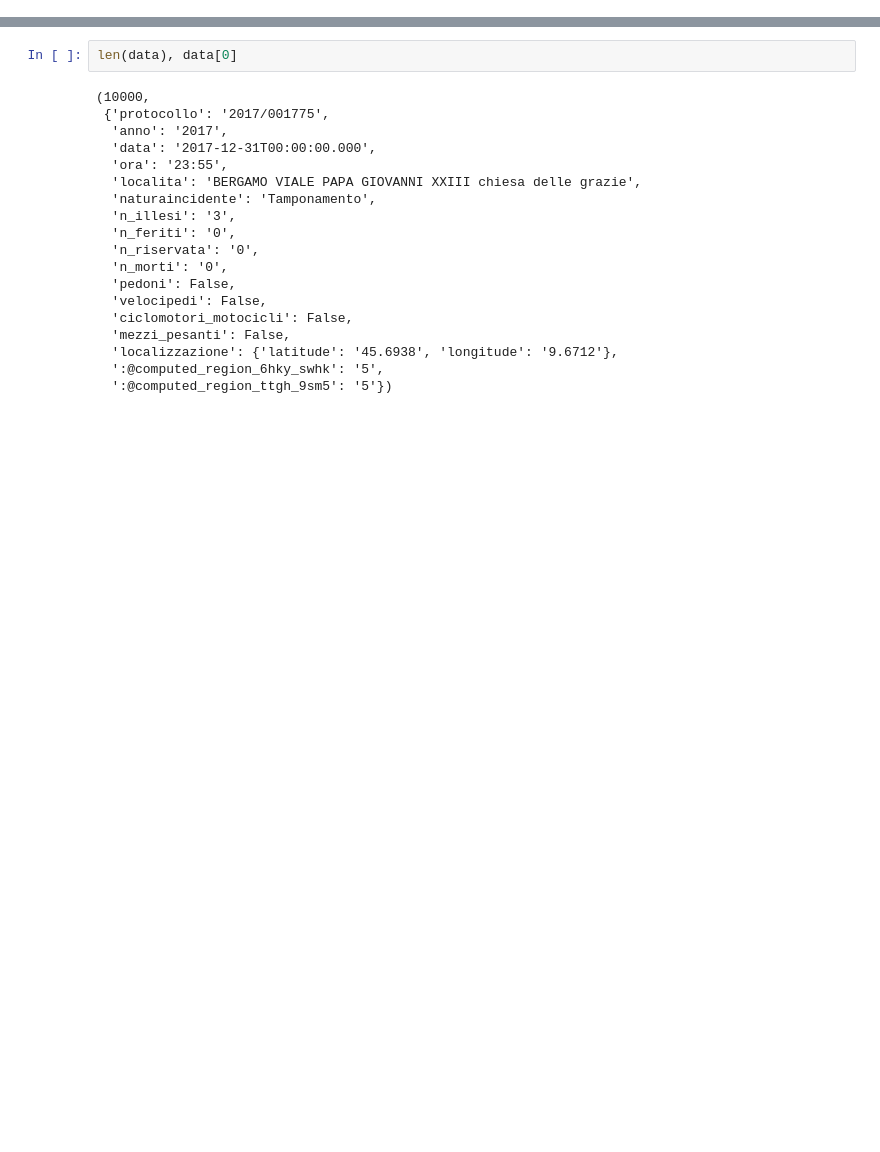
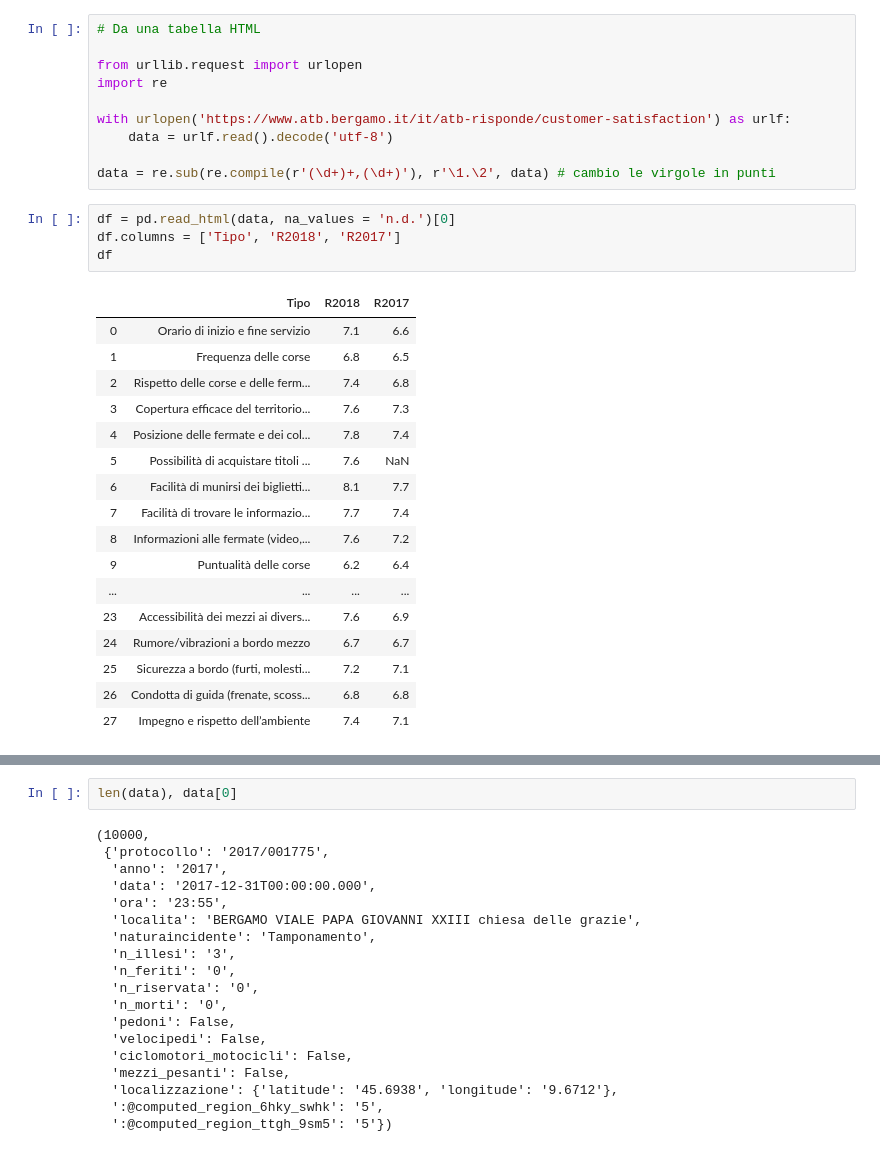
Before and after one commit to mapio/fp-pybg-2019, a Jupyter notebook: moduli/python/06-DataAnalysis.ipynb, the cells around one changed output, grey strips where cells are left out. Saved outputs shown, nothing was run; the diff lists cells and outputs as text; blank space fills up the shorter version.

```diff
--- a/moduli/python/06-DataAnalysis.ipynb
+++ b/moduli/python/06-DataAnalysis.ipynb
@@ -0,0 +54,32 @@
+# %%
+# Da una tabella HTML
+
+from urllib.request import urlopen
+import re
+
+with urlopen('https://www.atb.bergamo.it/it/atb-risponde/customer-satisfaction') as urlf:
+    data = urlf.read().decode('utf-8')
+
+data = re.sub(re.compile(r'(\d+)+,(\d+)'), r'\1.\2', data) # cambio le virgole in punti
+# %%
+df = pd.read_html(data, na_values = 'n.d.')[0]
+df.columns = ['Tipo', 'R2018', 'R2017']
+df
+# %% [output]
+|  | Tipo | R2018 | R2017 |
+| 0 | Orario di inizio e fine servizio | 7.1 | 6.6 |
+| 1 | Frequenza delle corse | 6.8 | 6.5 |
+| 2 | Rispetto delle corse e delle ferm... | 7.4 | 6.8 |
+| 3 | Copertura efficace del territorio... | 7.6 | 7.3 |
+| 4 | Posizione delle fermate e dei col... | 7.8 | 7.4 |
+| 5 | Possibilità di acquistare titoli ... | 7.6 | NaN |
+| 6 | Facilità di munirsi dei biglietti... | 8.1 | 7.7 |
+| 7 | Facilità di trovare le informazio... | 7.7 | 7.4 |
+| 8 | Informazioni alle fermate (video,... | 7.6 | 7.2 |
+| 9 | Puntualità delle corse | 6.2 | 6.4 |
+| ... | ... | ... | ... |
+| 23 | Accessibilità dei mezzi ai divers... | 7.6 | 6.9 |
+| 24 | Rumore/vibrazioni a bordo mezzo | 6.7 | 6.7 |
+| 25 | Sicurezza a bordo (furti, molesti... | 7.2 | 7.1 |
+| 26 | Condotta di guida (frenate, scoss... | 6.8 | 6.8 |
+| 27 | Impegno e rispetto dell’ambiente | 7.4 | 7.1 |
```
Also changed, not shown: parts of 12 cells of this notebook, 1 other file.
